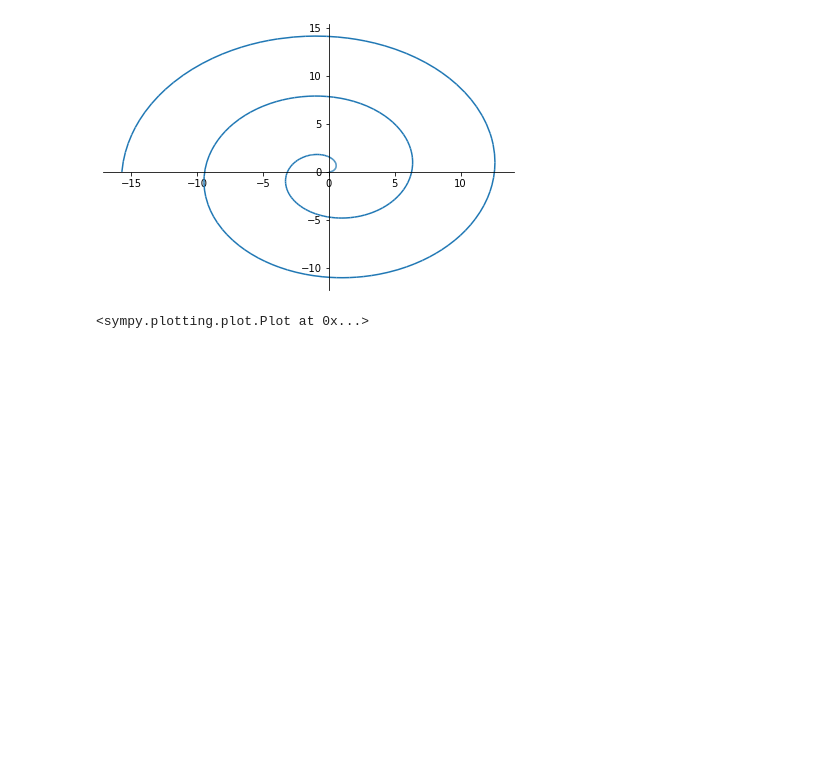
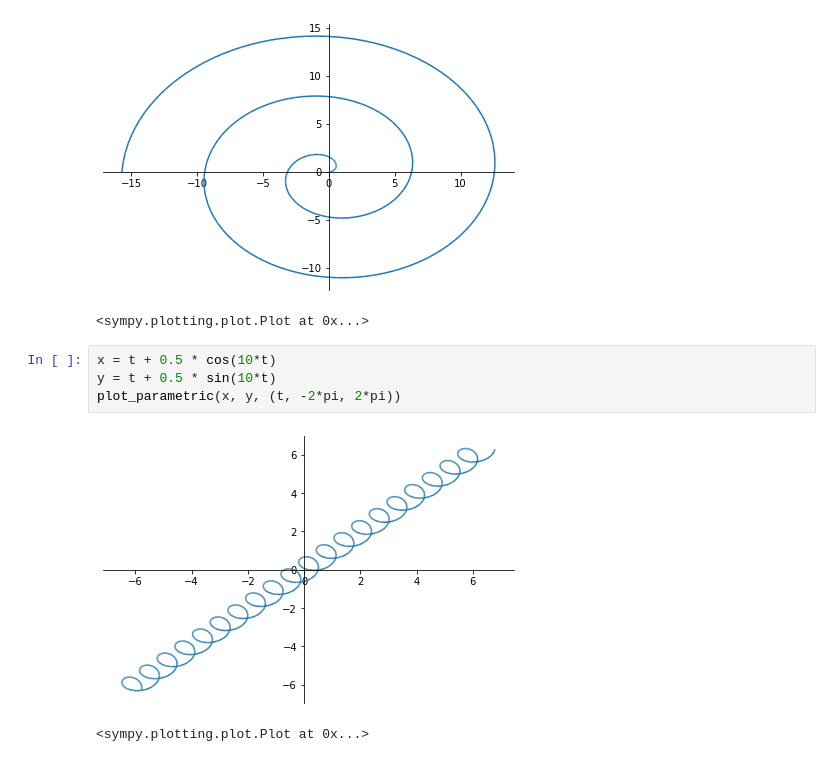
Before and after one commit to kuwarbimal/Math_Statistics_Python_Learning, a Jupyter notebook: VectorFields_and_Polar_Graphs.ipynb, the cells around one changed output. Cells and saved outputs as stored; diff of their text form; blank space fills up the shorter version.

```diff
--- a/VectorFields_and_Polar_Graphs.ipynb
+++ b/VectorFields_and_Polar_Graphs.ipynb
@@ -67,3 +67,10 @@ plot_parametric( r*cos(t), r*sin(t), (t, 0, 5*pi))
 # %% [output]
 [figure]
 <sympy.plotting.plot.Plot at 0x...>
+# %%
+x = t + 0.5 * cos(10*t)
+y = t + 0.5 * sin(10*t)
+plot_parametric(x, y, (t, -2*pi, 2*pi))
+# %% [output]
+[figure, added]
+<sympy.plotting.plot.Plot at 0x...>
```
